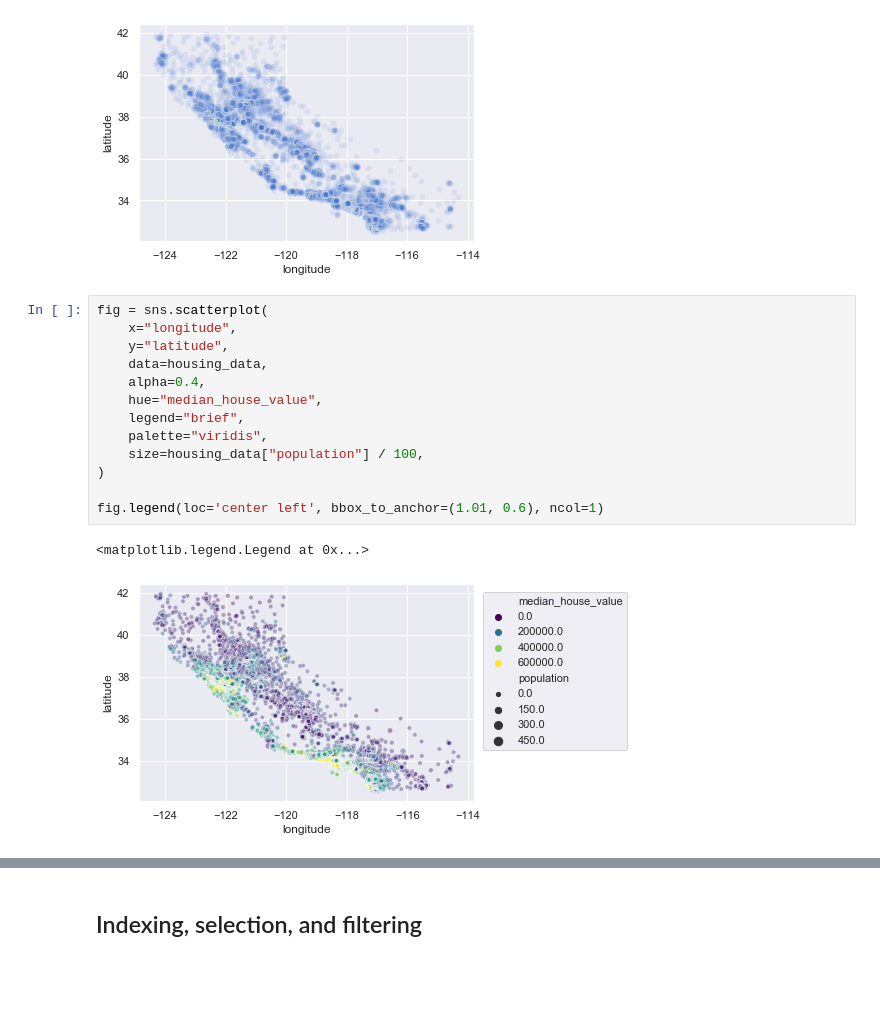
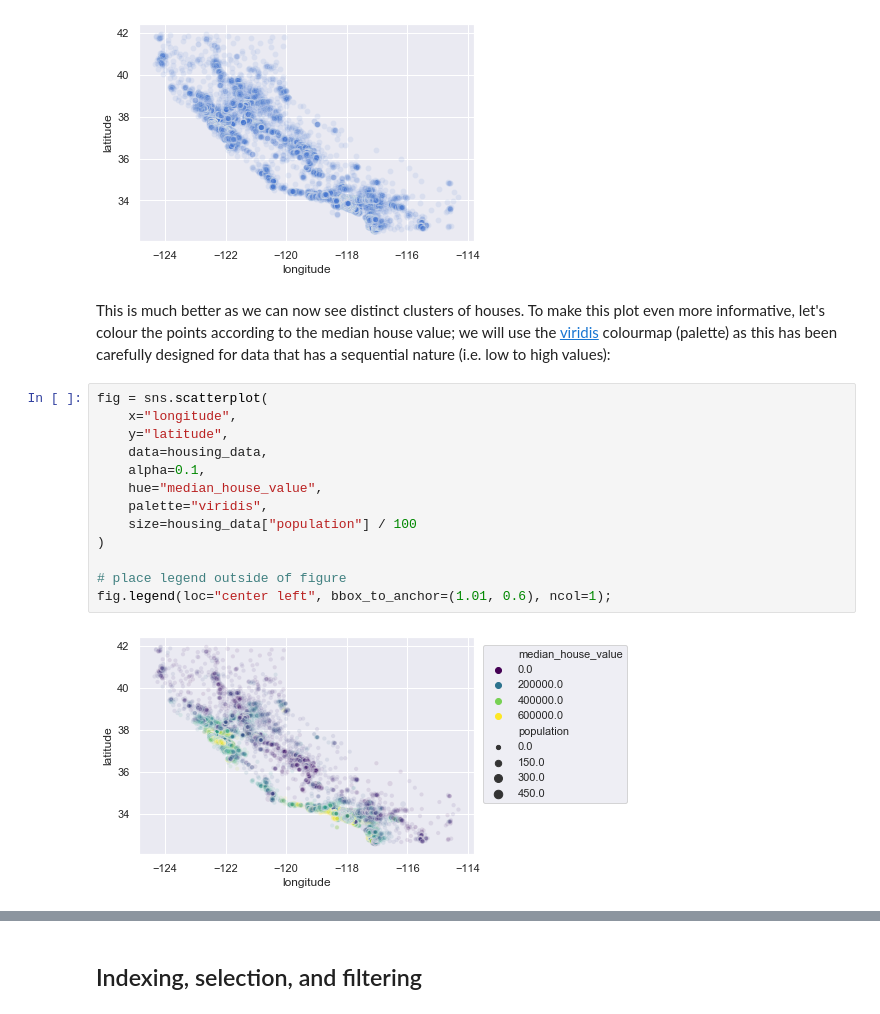
Before and after one commit to lewtun/dslectures, a Jupyter notebook: notebooks/lesson02_exploratory-data-analysis.ipynb, the cells around one changed output, grey strips where cells are left out. Drawn from its saved outputs; the diff is of its cells as text; blank space fills up the shorter version.

Commit message:
Add complete lesson 2 notebook and images

```diff
--- a/notebooks/lesson02_exploratory-data-analysis.ipynb
+++ b/notebooks/lesson02_exploratory-data-analysis.ipynb
@@ -109,19 +199,20 @@ sns.scatterplot(x="longitude", y="latitude", data=housing_data);
 sns.scatterplot(x="longitude", y="latitude", data=housing_data, alpha=0.1);
 # %% [output]
 [figure]
+# %% [markdown]
+This is much better as we can now see distinct clusters of houses. To make this plot even more informative, let's colour the points according to the median house value; we will use the [viridis](https://bids.github.io/colormap/) colourmap (palette) as this has been carefully designed for data that has a sequential nature (i.e. low to high values):
 # %%
 fig = sns.scatterplot(
     x="longitude",
     y="latitude",
     data=housing_data,
-    alpha=0.4,
+    alpha=0.1,
     hue="median_house_value",
-    legend="brief",
     palette="viridis",
-    size=housing_data["population"] / 100,
+    size=housing_data["population"] / 100
 )
 
-fig.legend(loc='center left', bbox_to_anchor=(1.01, 0.6), ncol=1)
+# place legend outside of figure
+fig.legend(loc="center left", bbox_to_anchor=(1.01, 0.6), ncol=1);
 # %% [output]
-<matplotlib.legend.Legend at 0x...>
-[figure, old version]
+[figure, new version]
```
Also changed, not shown: parts of 106 cells of this notebook, 3 other files.
